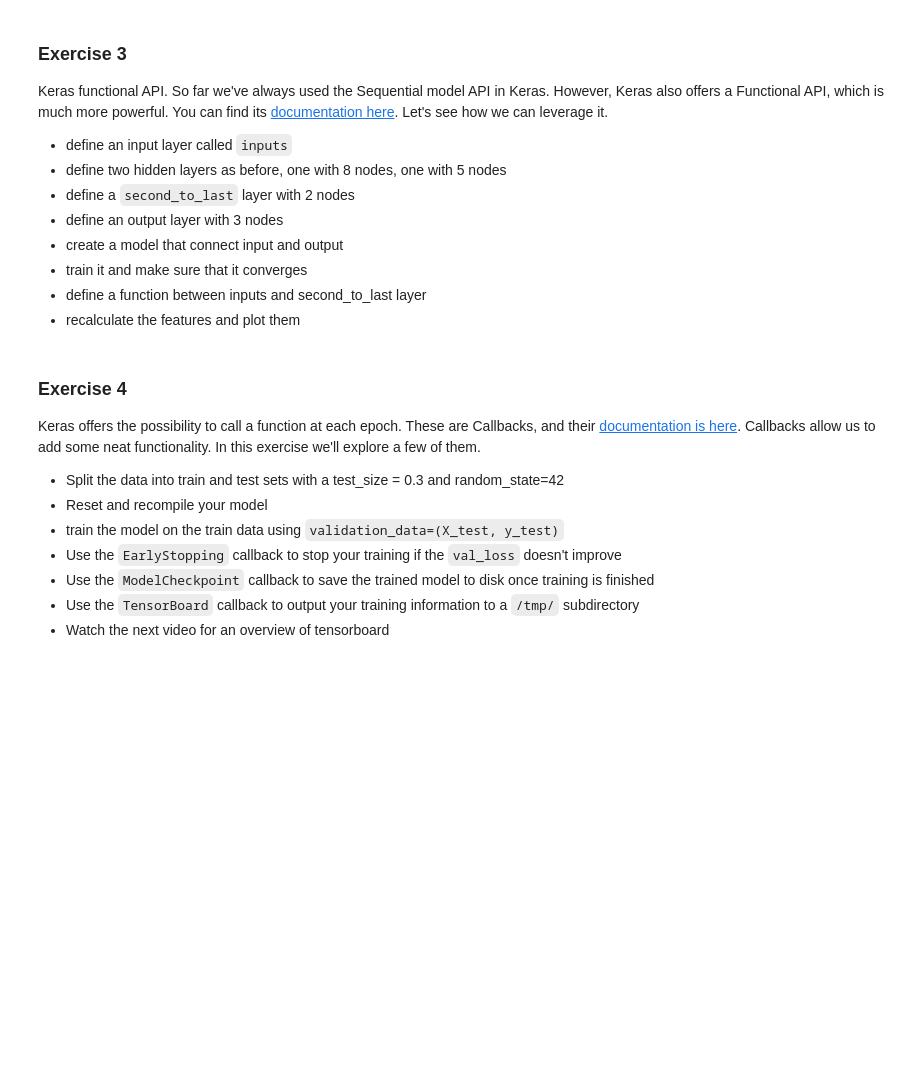
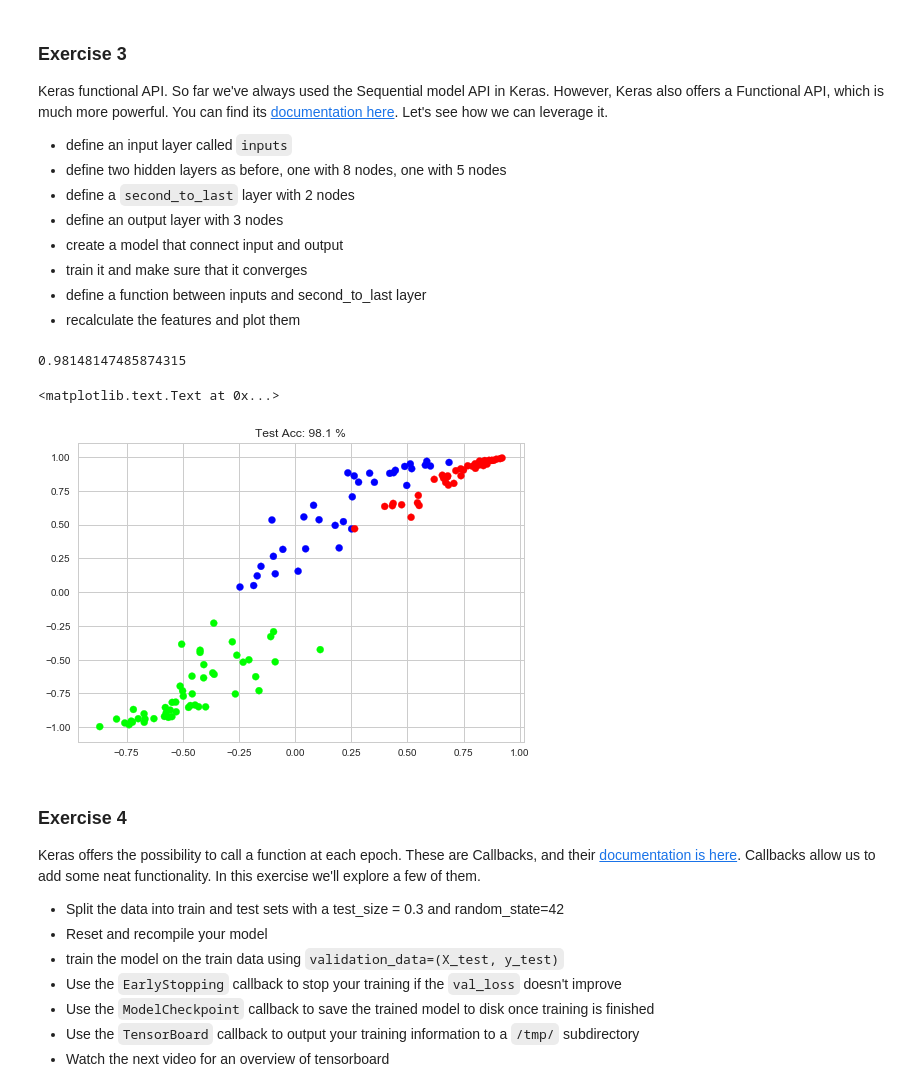
Before and after one commit to callinSwitzer/zero_to_deep_learning_udemy, a Jupyter notebook: course/5 Gradient Descent.ipynb, the cells around one changed output. Saved outputs shown, nothing was run; the diff lists cells and outputs as text; code cells hidden in the pictures; blank space fills up the shorter version.

```diff
--- a/course/5 Gradient Descent.ipynb
+++ b/course/5 Gradient Descent.ipynb
@@ -709,3 +762,32 @@ Keras functional API. So far we've always used the Sequential model API in Keras
+# %%
+inputs = Input(shape = (X.shape[1],)) # X.shape is 13, b/c there are 13 columns
+
+hidden1 = Dense(8, activation = "tanh")(inputs)
+hidden2 = Dense(5, activation = "tanh")(hidden1)
+second_to_last = Dense(2, activation= "tanh")(hidden2)
+outputs = Dense(3, activation = "softmax")(second_to_last)
+
+model = Model(inputs=inputs, outputs=outputs)
+model.compile(optimizer = 'adam',
+              loss='categorical_crossentropy',
+              metrics=['accuracy'])
+# %%
+model.fit(X_train, y_train, batch_size=16, epochs=500, verbose=0)  # starts training
+test_accuracy = model.evaluate(X_test, y_test)[1]
+test_accuracy
+# %% [output]
+0.98148147485874315
+# %%
+inp = model.layers[0].input
+out = model.layers[2].output
+features_function = K.function([inp], [out])
+test_accuracy = model.evaluate(X_test, y_test)[1]
+features = features_function([X_train])[0]
+plt.scatter(features[:, 0], features[:, 1], c=y_train, cmap=cm.viridis_r)
+plt.title('Test Acc: {:3.1f} %'.format(test_accuracy * 100.0))
+# %% [output]
+<matplotlib.text.Text at 0x...>
+[figure, added]
 # %% [markdown]
 ### Exercise 4
 
```
Also changed, not shown: parts of 39 cells of this notebook.
